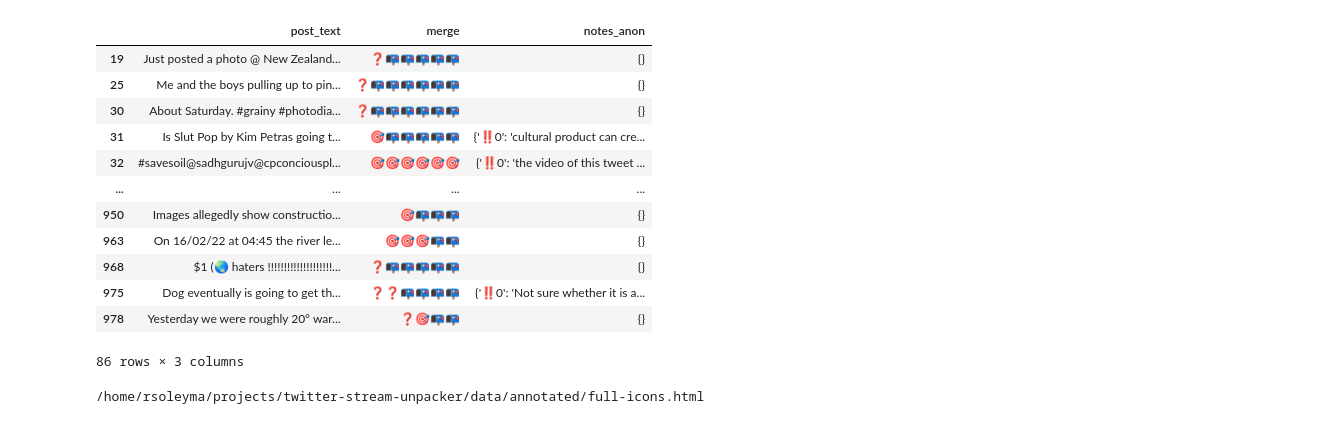
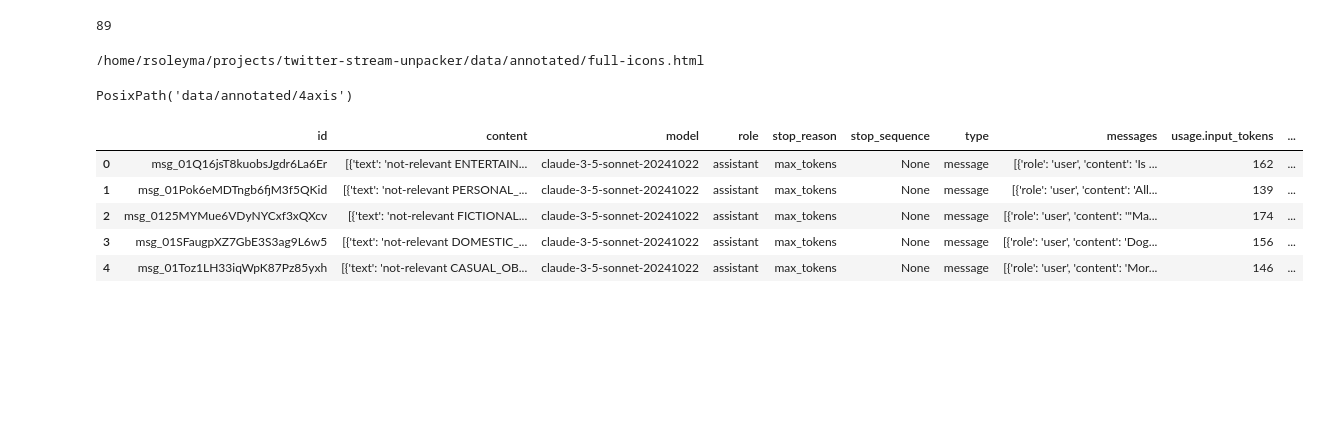
Before and after one commit to ERC-BIG-5/twitter-stream-unpacker, a Jupyter notebook: src/intro.ipynb, the cells around one changed output. Drawn from its saved outputs; the diff is of its cells as text; code cells hidden in the pictures; blank space fills up the shorter version.

```diff
--- a/src/intro.ipynb
+++ b/src/intro.ipynb
@@ -126,21 +151,9 @@ def create_normal_html():
 create_anon_html()
 create_normal_html()
 # %%
-res1
+len(res1)
 # %% [output]
-|  | post_text | merge | notes_anon |
-| 19 | Just posted a photo @ New Zealand... | ❓📭📭📭📭📭 | {} |
-| 25 | Me and the boys pulling up to pin... | ❓📭📭📭📭📭📭 | {} |
-| 30 | About Saturday. #grainy #photodia... | ❓📭📭📭📭📭📭 | {} |
-| 31 | Is Slut Pop by Kim Petras going t... | 🎯📭📭📭📭📭 | {'‼️0': 'cultural product can cre... |
-| 32 | #savesoil@sadhgurujv@cpconciouspl... | 🎯🎯🎯🎯🎯🎯 | {'‼️0': 'the video of this tweet ... |
-| ... | ... | ... | ... |
-| 950 | Images allegedly show constructio... | 🎯📭📭📭 | {} |
-| 963 | On 16/02/22 at 04:45 the river le... | 🎯🎯🎯📭📭 | {} |
-| 968 | $1 (🌏 haters !!!!!!!!!!!!!!!!!!!!... | ❓📭📭📭📭📭 | {} |
-| 975 | Dog eventually is going to get th... | ❓❓📭📭📭📭 | {'‼️0': 'Not sure whether it is a... |
-| 978 | Yesterday we were roughly 20° war... | ❓🎯📭📭 | {} |
-86 rows × 3 columns
+89
 # %%
 rel_col, rel_colN, notes_col = ['relevant-Relevant', 'relevant-Uncertain', "notes"]
 
@@ -283,0 +315,4 @@ with open(result_path / "easy.html", "w", encoding="utf-8") as f:
+# %%
+result_path
+# %% [output]
+PosixPath('data/annotated/4axis')
@@ -283,0 +321,14 @@ with open(result_path / "easy.html", "w", encoding="utf-8") as f:
+# %%
+import json
+
+p = Path("/home/rsoleyma/projects/language_stuff/twitter-text-1-disagreements.json")
+claude = pandas.json_normalize(json.loads(p.read_text())["results"])
+# %%
+claude.head()
+# %% [output]
+|  | id | content | model | role | stop_reason | stop_sequence | type | messages | usage.input_tokens | ... |
+| 0 | msg_01Q16jsT8kuobsJgdr6La6Er | [{'text': 'not-relevant ENTERTAIN... | claude-3-5-sonnet-20241022 | assistant | max_tokens | None | message | [{'role': 'user', 'content': 'Is ... | 162 | ... |
+| 1 | msg_01Pok6eMDTngb6fjM3f5QKid | [{'text': 'not-relevant PERSONAL_... | claude-3-5-sonnet-20241022 | assistant | max_tokens | None | message | [{'role': 'user', 'content': 'All... | 139 | ... |
+| 2 | msg_0125MYMue6VDyNYCxf3xQXcv | [{'text': 'not-relevant FICTIONAL... | claude-3-5-sonnet-20241022 | assistant | max_tokens | None | message | [{'role': 'user', 'content': '"Ma... | 174 | ... |
+| 3 | msg_01SFaugpXZ7GbE3S3ag9L6w5 | [{'text': 'not-relevant DOMESTIC_... | claude-3-5-sonnet-20241022 | assistant | max_tokens | None | message | [{'role': 'user', 'content': 'Dog... | 156 | ... |
+| 4 | msg_01Toz1LH33iqWpK87Pz85yxh | [{'text': 'not-relevant CASUAL_OB... | claude-3-5-sonnet-20241022 | assistant | max_tokens | None | message | [{'role': 'user', 'content': 'Mor... | 146 | ... |
```
Also changed, not shown: parts of 15 cells of this notebook, 3 other files.
